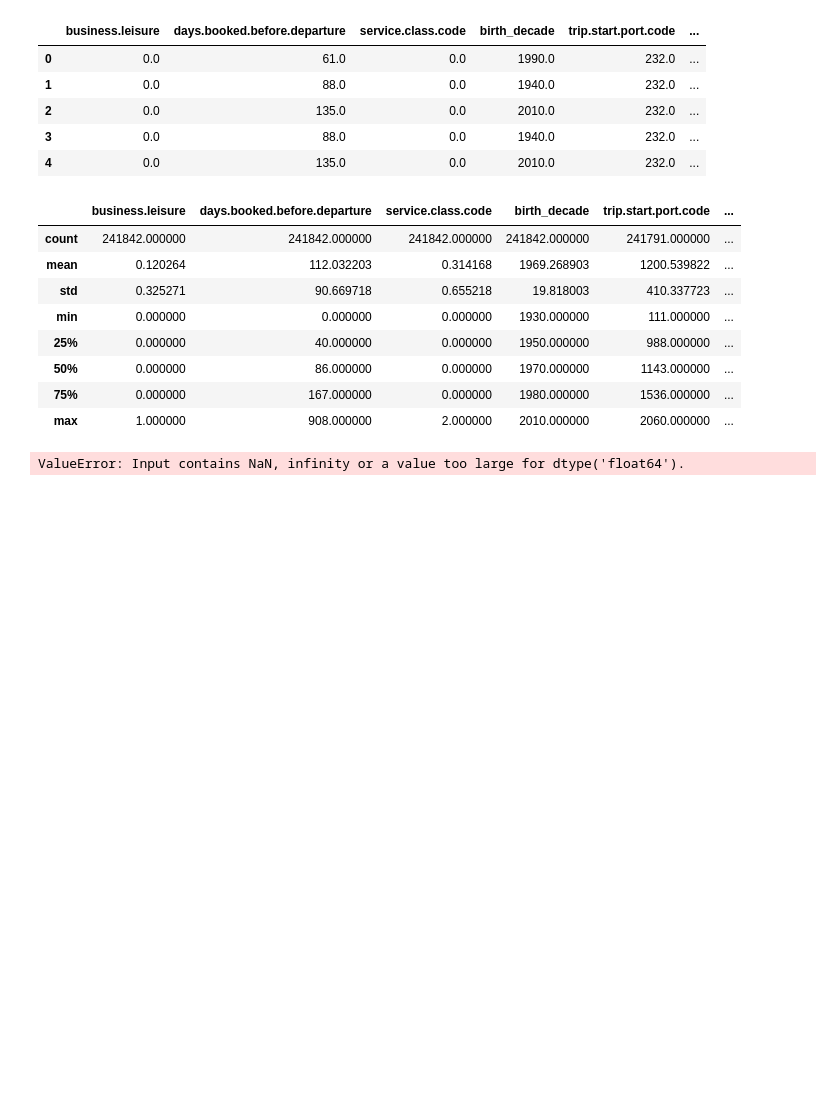
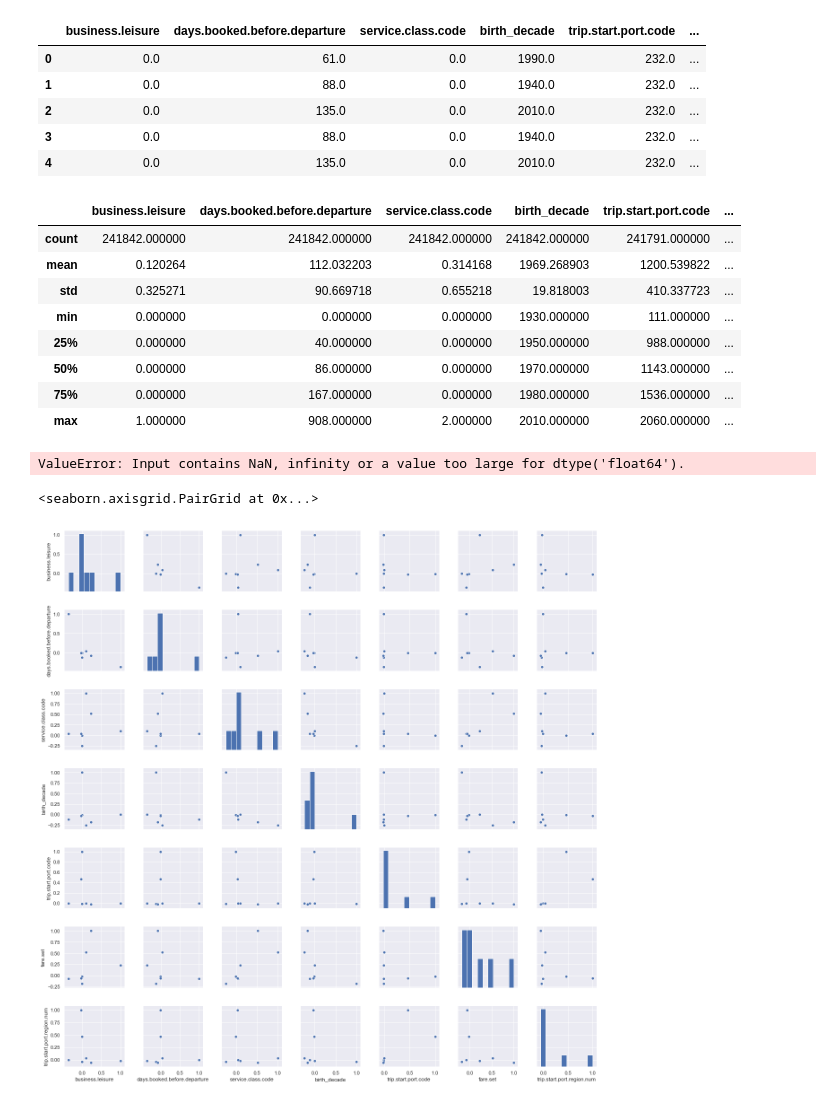
Before and after one commit to theresalocklear/ANZ, a Jupyter notebook: ANZ Clusters.ipynb, the cells around one changed output. Saved outputs shown, nothing was run; the diff lists cells and outputs as text; code cells hidden in the pictures; blank space fills up the shorter version.

```diff
--- a/ANZ Clusters.ipynb
+++ b/ANZ Clusters.ipynb
@@ -184,3 +175,15 @@ kmeans = pd.DataFrame(clust_labels)
 wh1.insert((wh1.shape[1]),'kmeans',kmeans)
 # %% [output]
 ValueError: Input contains NaN, infinity or a value too large for dtype('float64').
+# %%
+
+wh1 = wh[['business.leisure', 'days.booked.before.departure',
+           'service.class.code', 'birth_decade',
+          'trip.start.port.code', 'fare.set',
+          'trip.start.port.region.num'
+         ]] #Subsetting the data
+cor = wh1.corr() #Calculate the correlation of the above variables
+sns.pairplot(cor)
+# %% [output]
+<seaborn.axisgrid.PairGrid at 0x...>
+[figure, added]
```
Also changed, not shown: parts of 3 cells of this notebook, 1 other file.
